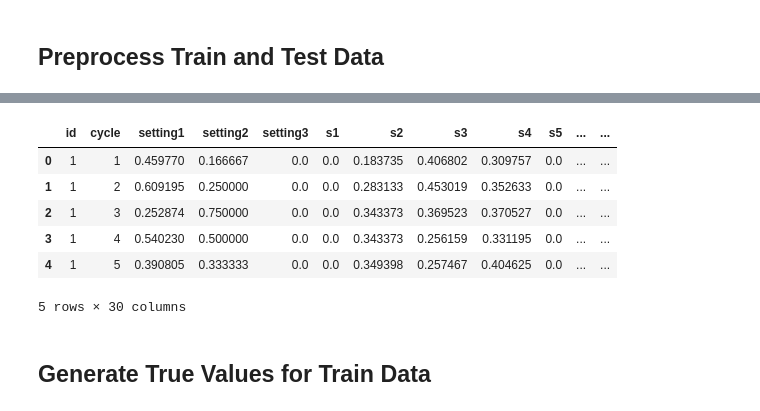
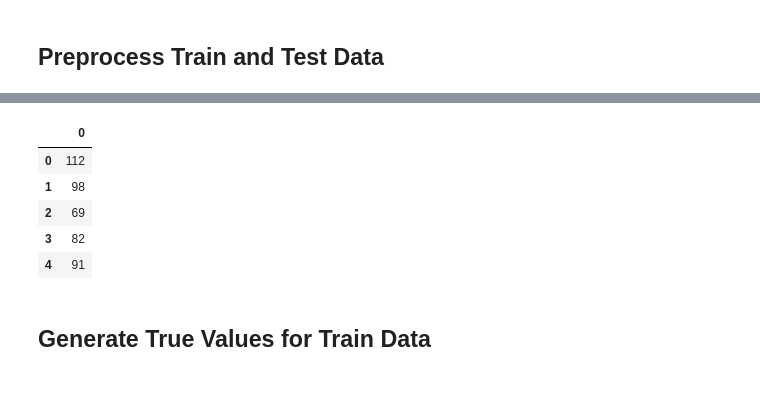
Before and after one commit to Mahmod-Ashraf/Forecasting_Anomaly_Detection_Auto_LSTM, a Jupyter notebook: Time_Series_Prediction/Lstm.ipynb, the cells around one changed output, grey strips where cells are left out. Cells and saved outputs as stored; diff of their text form; code cells hidden in the pictures.

```diff
--- a/Time_Series_Prediction/Lstm.ipynb
+++ b/Time_Series_Prediction/Lstm.ipynb
@@ -37,18 +57,15 @@ test_df.columns = ['id', 'cycle', 'setting1', 'setting2', 'setting3', 's1', 's2'
 # %%
 # read ground truth data
 truth_df = pd.read_csv('RUL_FD001.txt', sep=" ", header=None)
 truth_df.drop(truth_df.columns[[1]], axis=1, inplace=True)
+truth_df.head()
+# %% [output]
+|  | 0 |
+| 0 | 112 |
+| 1 | 98 |
+| 2 | 69 |
+| 3 | 82 |
+| 4 | 91 |
-# %%
-train_df = train_df.sort_values(['id','cycle'])
-train_df.head()
-# %% [output]
-|  | id | cycle | setting1 | setting2 | setting3 | s1 | s2 | s3 | s4 | s5 | ... | ... |
-| 0 | 1 | 1 | 0.459770 | 0.166667 | 0.0 | 0.0 | 0.183735 | 0.406802 | 0.309757 | 0.0 | ... | ... |
-| 1 | 1 | 2 | 0.609195 | 0.250000 | 0.0 | 0.0 | 0.283133 | 0.453019 | 0.352633 | 0.0 | ... | ... |
-| 2 | 1 | 3 | 0.252874 | 0.750000 | 0.0 | 0.0 | 0.343373 | 0.369523 | 0.370527 | 0.0 | ... | ... |
-| 3 | 1 | 4 | 0.540230 | 0.500000 | 0.0 | 0.0 | 0.343373 | 0.256159 | 0.331195 | 0.0 | ... | ... |
-| 4 | 1 | 5 | 0.390805 | 0.333333 | 0.0 | 0.0 | 0.349398 | 0.257467 | 0.404625 | 0.0 | ... | ... |
-5 rows × 30 columns
 # %% [markdown]
 ## Generate True Values for Train Data
 # %%
```
Also changed, not shown: parts of 23 cells of this notebook, 6 other files.
